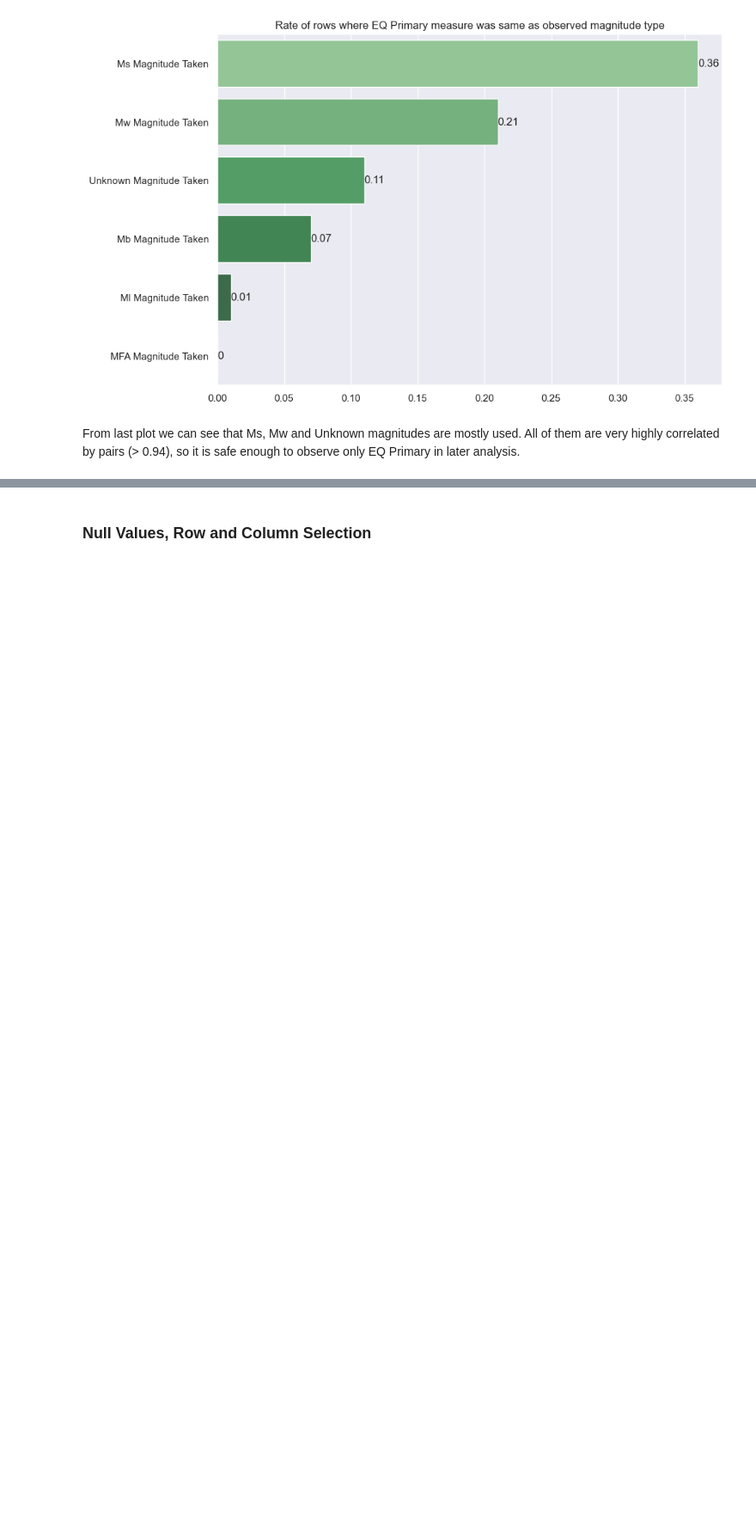
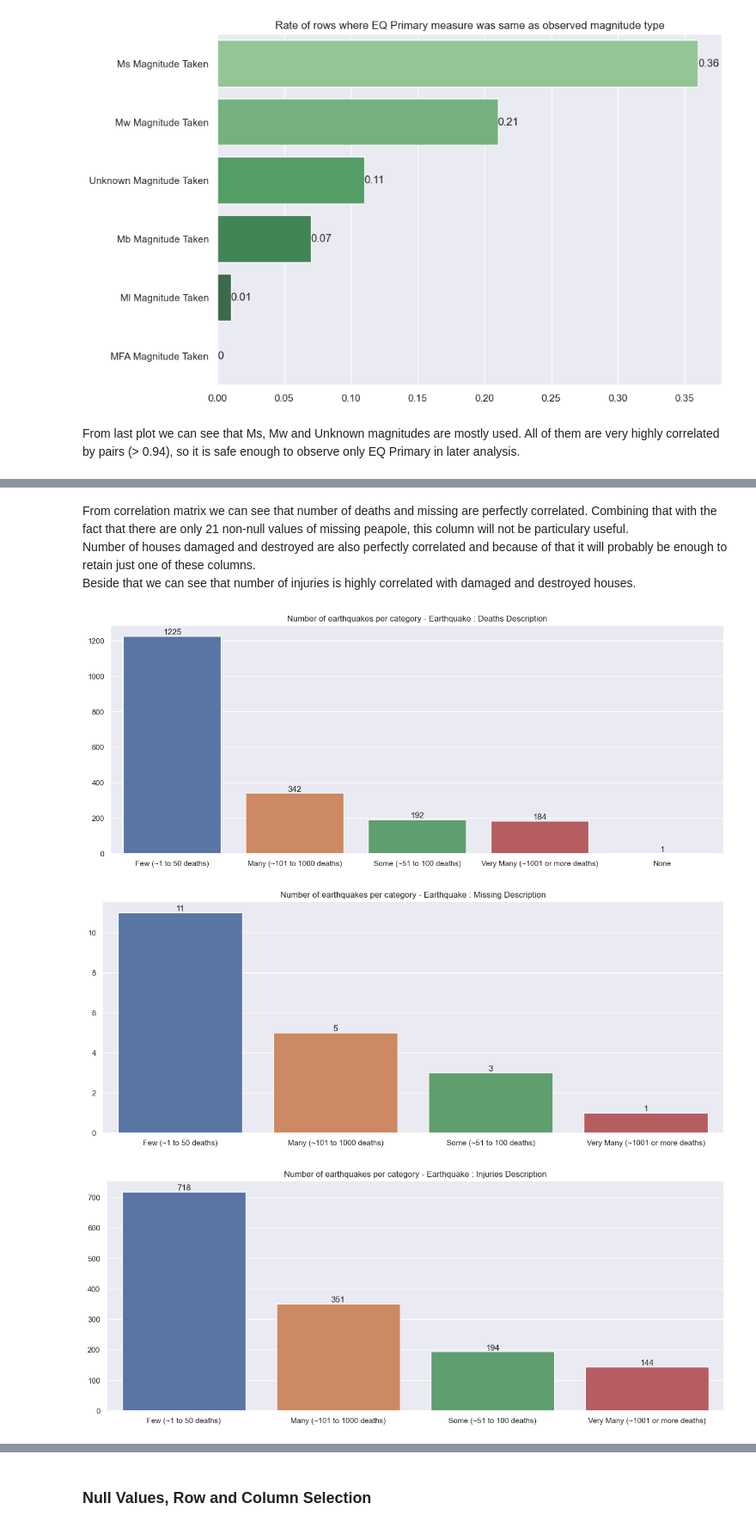
Before and after one commit to DejanGjer/Earthquakes-EDA, a Jupyter notebook: project.ipynb, the cells around one changed output, grey strips where cells are left out. Shown at 86% size. Cells and saved outputs as stored; diff of their text form; code cells hidden in the pictures; blank space fills up the shorter version.

```diff
--- a/project.ipynb
+++ b/project.ipynb
@@ -439,0 +531,21 @@ From last plot we can see that Ms, Mw and Unknown magnitudes are mostly used. Al
+# %% [markdown]
+From correlation matrix we can see that number of deaths and missing are perfectly correlated. Combining that with the fact that there are only 21 non-null values of missing peapole, this column will not be particulary useful. <br>
+Number of houses damaged and destroyed are also perfectly correlated and because of that it will probably be enough to retain just one of these columns. <br>
+Beside that we can see that number of injuries is highly correlated with damaged and destroyed houses.
+# %%
+# Categorical data
+def plot_categorical(df, col, width=16, height=10):
+    group_df = df[col].value_counts()
+    sns.set(font_scale=1, rc={"figure.figsize": (width, height)})
+    ax = sns.barplot(x=group_df.index, y=group_df.values)
+    ax.bar_label(ax.containers[0])
+    plt.title(f"Number of earthquakes per category - {col}")
+    plt.show()
+
+earthquake_effects_categorical_data = earthquake_effects_data[earthquake_effects_categorical_columns]
+for col in earthquake_effects_categorical_columns:
+    plot_categorical(earthquake_effects_categorical_data, col, width=16, height=6)
+# %% [output]
+[figure, added]
+[figure, added]
+[figure, added]
```
Also changed, not shown: parts of 14 cells of this notebook, 2 other files.
